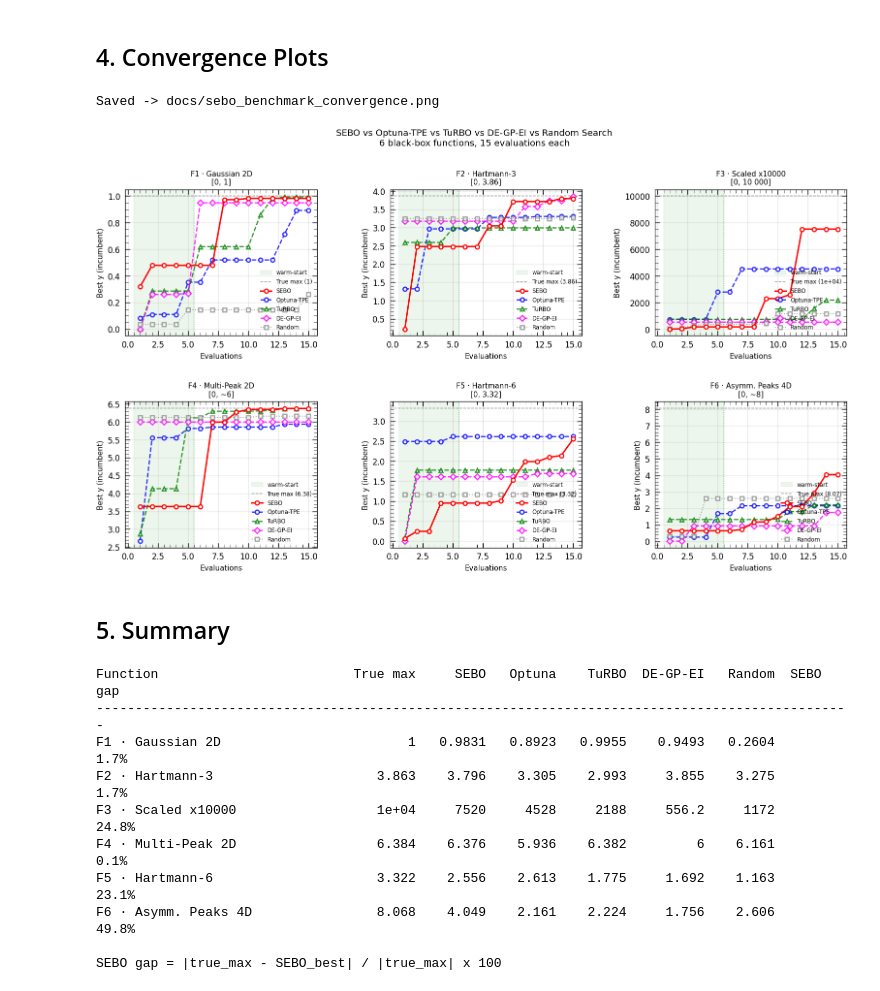
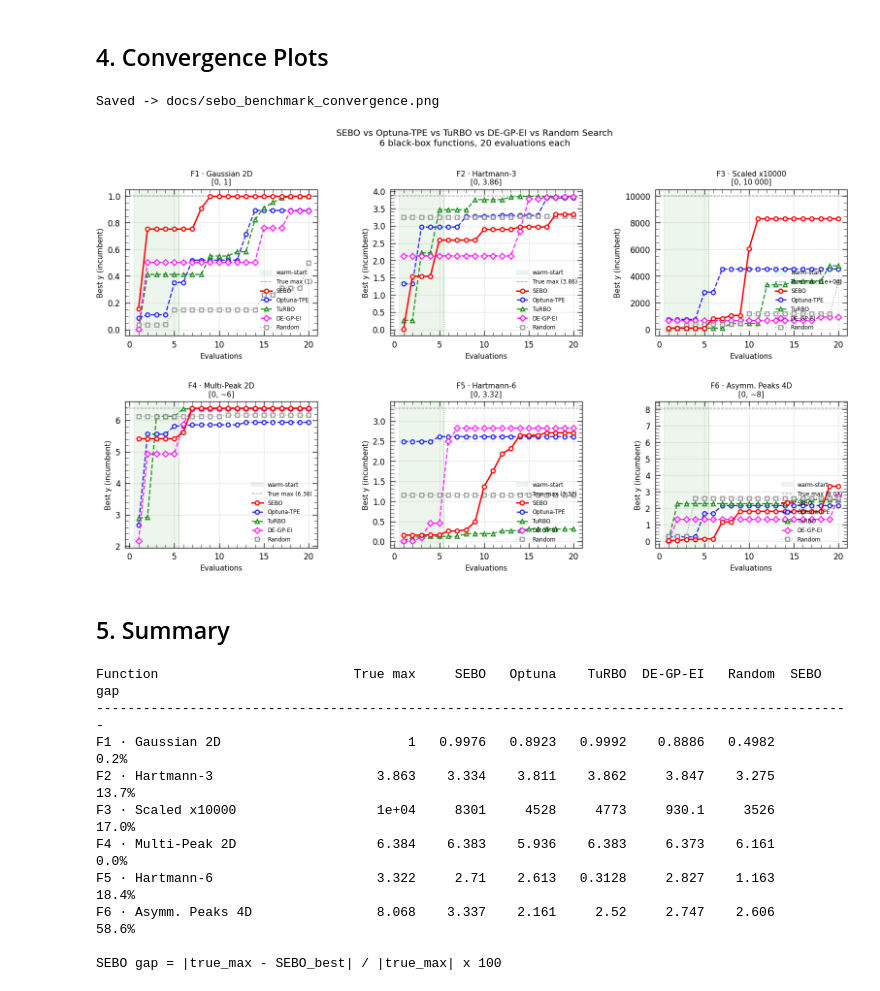
Before and after one commit to karefyllidis/SEBO, a Jupyter notebook: notebooks/sebo_benchmark.ipynb, the cells around one changed output. Saved outputs shown, nothing was run; the diff lists cells and outputs as text; code cells hidden in the pictures.

Commit message:
Execute benchmark with 20 evaluations; update convergence figure

```diff
--- a/notebooks/sebo_benchmark.ipynb
+++ b/notebooks/sebo_benchmark.ipynb
@@ -182,7 +182,7 @@ F6 · Asymm. Peaks 4D            dim=4  true_opt=8.0676  warping=None
 ## 3. Run Optimizers
 # %%
 N_INIT = 5    # LHS warm-start evaluations
-N_ITER = 10   # BO iterations
+N_ITER = 15   # BO iterations
 TOTAL  = N_INIT + N_ITER
 SEED   = 42
 
@@ -380,7 +389,7 @@ fig, axes = plt.subplots(2, 3, figsize=(16, 8))
 axes = axes.ravel()
 fig.suptitle(
     "SEBO vs Optuna-TPE vs TuRBO vs DE-GP-EI vs Random Search\n"
-    "6 black-box functions, 15 evaluations each",
+    "6 black-box functions, 20 evaluations each",
     fontsize=11, y=1.01,
 )
 fig.subplots_adjust(hspace=0.45, wspace=0.38)
@@ -403,34 +412,34 @@ for ax, (name, res) in zip(axes, results.items()):
         if curve is None:
             continue
         s = SOLVER_STYLE[label]
         ax.plot(
             evals, curve,
             marker=s["marker"],
             linestyle=s["ls"],
             color=s["color"],
             markeredgecolor=s["color"],
             linewidth=s["lw"],
             alpha=s["alpha"],
             label=label,
             zorder=5 if label == "SEBO" else 3,
             **_MK,
         )
 
     ax.set_xlabel("Evaluations", fontsize=9)
     ax.set_ylabel("Best y (incumbent)", fontsize=9)
     ax.set_title(name, fontsize=9)
     ax.grid(True, alpha=0.3)
     ax.legend(fontsize=7, loc="lower right", framealpha=0.95)
 
 plt.savefig(
     repo_root / "docs" / "sebo_benchmark_convergence.png",
     dpi=150, bbox_inches="tight",
 )
 print(f"Saved -> docs/sebo_benchmark_convergence.png")
 plt.show()
 # %% [output]
 Saved -> docs/sebo_benchmark_convergence.png
-[figure, old version]
+[figure, new version]
 # %% [markdown]
 ## 5. Summary
 # %%
@@ -453,11 +462,11 @@ print("\nSEBO gap = |true_max - SEBO_best| / |true_max| x 100")
 # %% [output]
 Function                         True max     SEBO   Optuna    TuRBO  DE-GP-EI   Random  SEBO gap
 -------------------------------------------------------------------------------------------------
-F1 · Gaussian 2D                        1   0.9831   0.8923   0.9955    0.9493   0.2604      1.7%
-F2 · Hartmann-3                     3.863    3.796    3.305    2.993     3.855    3.275      1.7%
-F3 · Scaled x10000                  1e+04     7520     4528     2188     556.2     1172     24.8%
-F4 · Multi-Peak 2D                  6.384    6.376    5.936    6.382         6    6.161      0.1%
-F5 · Hartmann-6                     3.322    2.556    2.613    1.775     1.692    1.163     23.1%
-F6 · Asymm. Peaks 4D                8.068    4.049    2.161    2.224     1.756    2.606     49.8%
+F1 · Gaussian 2D                        1   0.9976   0.8923   0.9992    0.8886   0.4982      0.2%
+F2 · Hartmann-3                     3.863    3.334    3.811    3.862     3.847    3.275     13.7%
+F3 · Scaled x10000                  1e+04     8301     4528     4773     930.1     3526     17.0%
+F4 · Multi-Peak 2D                  6.384    6.383    5.936    6.383     6.373    6.161      0.0%
+F5 · Hartmann-6                     3.322     2.71    2.613   0.3128     2.827    1.163     18.4%
+F6 · Asymm. Peaks 4D                8.068    3.337    2.161     2.52     2.747    2.606     58.6%
 
 SEBO gap = |true_max - SEBO_best| / |true_max| x 100
```
Also changed, not shown: parts of 2 cells of this notebook, 1 other file.
